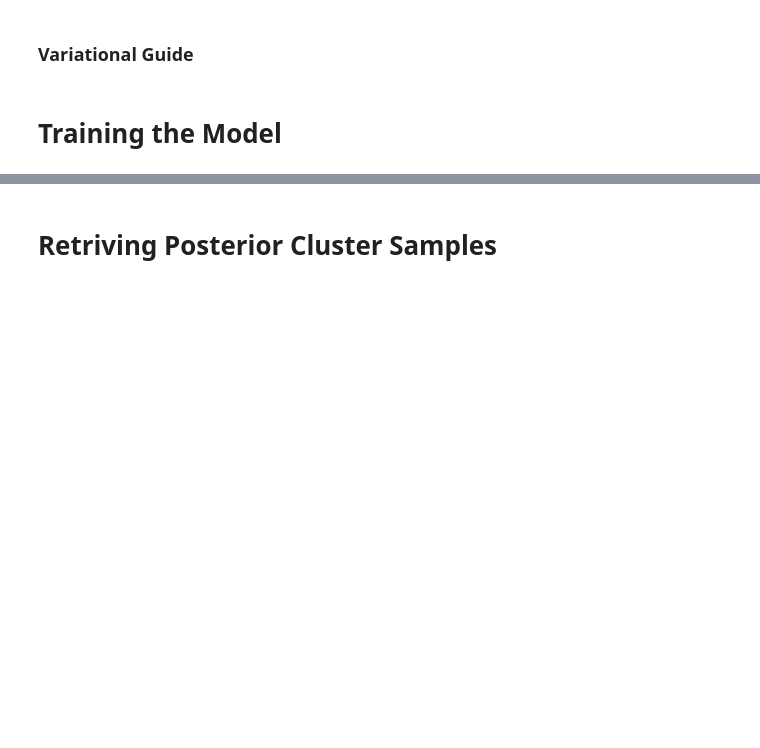
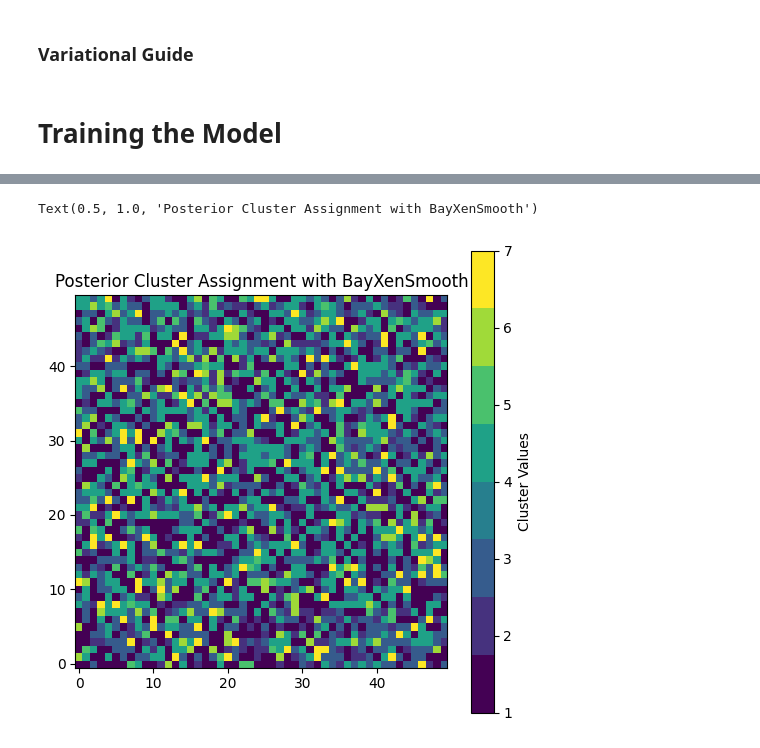
Before and after one commit to prob-ml/xennf, a Jupyter notebook: nf/nf.ipynb, the cells around one changed output, grey strips where cells are left out. Drawn from its saved outputs; the diff is of its cells as text; code cells hidden in the pictures; blank space fills up the shorter version.

```diff
--- a/nf/nf.ipynb
+++ b/nf/nf.ipynb
@@ -161,5 +185,6 @@ prior_scales = torch.ones(num_clusters, gene_data.shape[1])
 # %%
 data = torch.tensor(gene_data).float()
+num_obs, data_dim = data.shape
 # %% [markdown]
 # Variational Inference
 # %% [markdown]
@@ -229,4 +393,6 @@ def normalizing_flow(K, batch_size):
 # %%
+cluster_probs_flow_dist = normalizing_flow(num_clusters, data_dim)
+
 def guide(data):
     with pyro.plate("clusters", num_clusters):
         # Global variational parameters for cluster means and scales
@@ -244,9 +410,7 @@ def guide(data):
     with pyro.plate("data", len(data), subsample_size=batch_size) as ind:
         batch_data = data[ind]
 
-        # Cluster probabilities
-        cluster_probs_flow_dist = normalizing_flow(num_clusters, batch_size)
-        cluster_probs = pyro.sample("cluster_probs", cluster_probs_flow_dist)
+        cluster_probs = pyro.sample("cluster_probs", cluster_probs_flow_dist.condition(batch_data))
 # %% [markdown]
 # Training the Model
 # %%
@@ -290,7 +472,24 @@ for epoch in range(1, NUM_EPOCHS + 1):
-# %% [markdown]
-# Retriving Posterior Cluster Samples
-# %%
-# Cluster probabilities
-cluster_probs_flow_dist = normalizing_flow(num_clusters, batch_size)
-cluster_probs = pyro.sample("cluster_probs", cluster_probs_flow_dist)
-cluster_probs
+# %%
+with pyro.plate("data", len(data)):
+    cluster_probs = pyro.sample("cluster_probs", cluster_probs_flow_dist.condition(data))
+cluster_assignments_posterior = cluster_probs.argmax(dim=-1)
+# %%
+rows = spatial_locations["row"].astype(int)
+columns = spatial_locations["col"].astype(int)
+
+num_rows = max(rows) + 1
+num_cols = max(columns) + 1
+
+cluster_grid = torch.zeros((num_rows, num_cols), dtype=torch.long)
+
+cluster_grid[rows, columns] = cluster_assignments_posterior + 1
+
+colors = plt.cm.get_cmap('viridis', num_clusters + 1)
+
+plt.figure(figsize=(6, 6))
+plt.imshow(cluster_grid.cpu(), cmap=colors, interpolation='nearest', origin='lower')
+plt.colorbar(ticks=range(1, num_clusters + 1), label='Cluster Values')
+plt.title('Posterior Cluster Assignment with BayXenSmooth')
+# %% [output]
+Text(0.5, 1.0, 'Posterior Cluster Assignment with BayXenSmooth')
+[figure, added]
```
Also changed, not shown: parts of 11 cells of this notebook, 2 other files.
